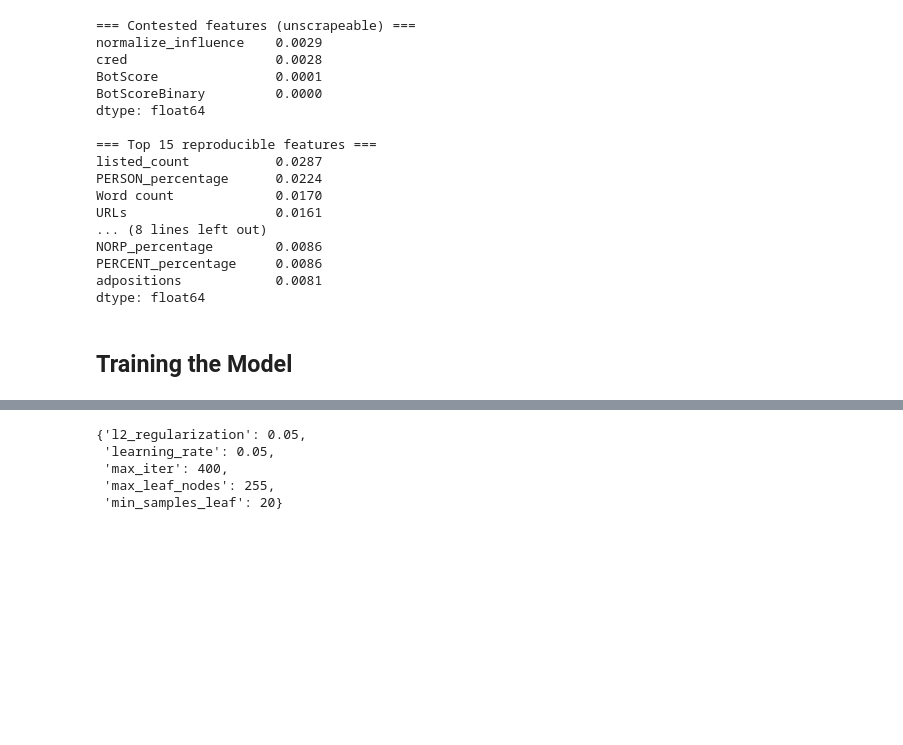
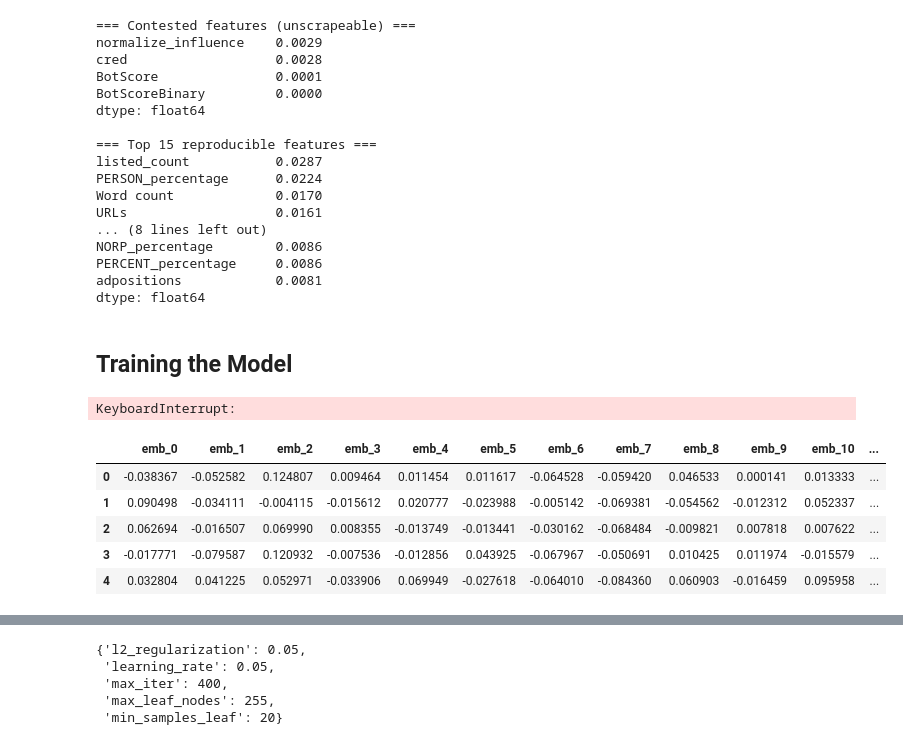
Before and after one commit to ShubhanC/Fake-News-Detector, a Jupyter notebook: eda/social.ipynb, the cells around one changed output, grey strips where cells are left out. Cells and saved outputs as stored; diff of their text form; code cells hidden in the pictures; blank space fills up the shorter version.

Commit message:
sbert model done

```diff
--- a/eda/social.ipynb
+++ b/eda/social.ipynb
@@ -27,3 +69,5 @@ df = pd.read_csv('/content/drive/My Drive/Colab Notebooks/project data/Twitter_A
+# %%
+df = pd.read_csv('../data/social/28069163/Twitter_Analysis.csv', index_col=0)
 # %%
 df.head()
 # %% [output]
@@ -237,6 +312,32 @@ adpositions            0.0081
 dtype: float64
 # %% [markdown]
 ## Training the Model
+# %%
+model = SentenceTransformer('all-MiniLM-L6-v2')
+
+sentences = ["This is a fake news tweet", "Misleading info posted here"]
+embeddings = model.encode(sentences)
+# %%
+import numpy as np
+import pandas as pd
+
+# 1. Generate embeddings for all tweets
+# This returns a numpy array of shape (N, 384)
+embeddings = model.encode(df['tweet'].tolist(), show_progress_bar=True).astype(np.float32)
+# %% [output]
+KeyboardInterrupt:
+# %%
+embedding_cols = [f'emb_{i}' for i in range(embeddings.shape[1])]
+df_embeddings = pd.DataFrame(embeddings, columns=embedding_cols, index=df.index)
+# %%
+df_embeddings.head()
+# %% [output]
+|  | emb_0 | emb_1 | emb_2 | emb_3 | emb_4 | emb_5 | emb_6 | emb_7 | emb_8 | emb_9 | emb_10 | ... |
+| 0 | -0.038367 | -0.052582 | 0.124807 | 0.009464 | 0.011454 | 0.011617 | -0.064528 | -0.059420 | 0.046533 | 0.000141 | 0.013333 | ... |
+| 1 | 0.090498 | -0.034111 | -0.004115 | -0.015612 | 0.020777 | -0.023988 | -0.005142 | -0.069381 | -0.054562 | -0.012312 | 0.052337 | ... |
+| 2 | 0.062694 | -0.016507 | 0.069990 | 0.008355 | -0.013749 | -0.013441 | -0.030162 | -0.068484 | -0.009821 | 0.007818 | 0.007622 | ... |
+| 3 | -0.017771 | -0.079587 | 0.120932 | -0.007536 | -0.012856 | 0.043925 | -0.067967 | -0.050691 | 0.010425 | 0.011974 | -0.015579 | ... |
+| 4 | 0.032804 | 0.041225 | 0.052971 | -0.033906 | 0.069949 | -0.027618 | -0.064010 | -0.084360 | 0.060903 | -0.016459 | 0.095958 | ... |
 # %%
 # Drop the undocumented and non-reproducible columns
 COLS_TO_DROP = [
```
Also changed, not shown: parts of 27 cells of this notebook, 26 other files.
